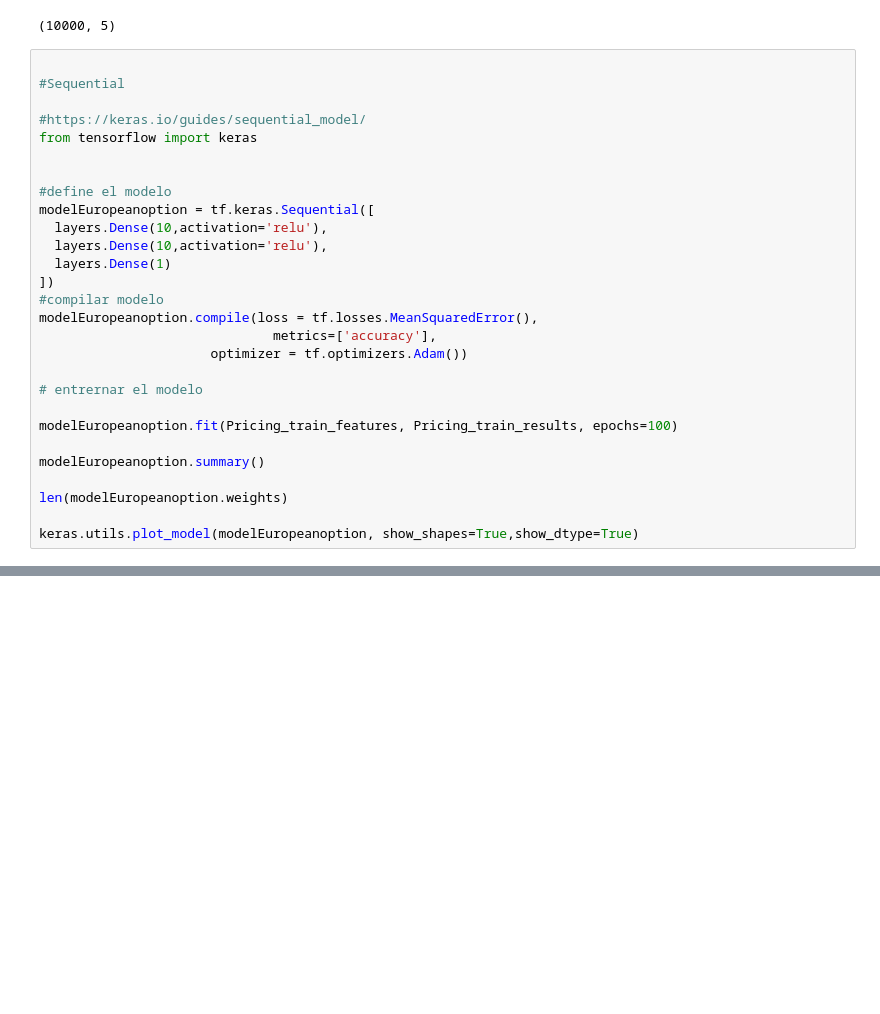
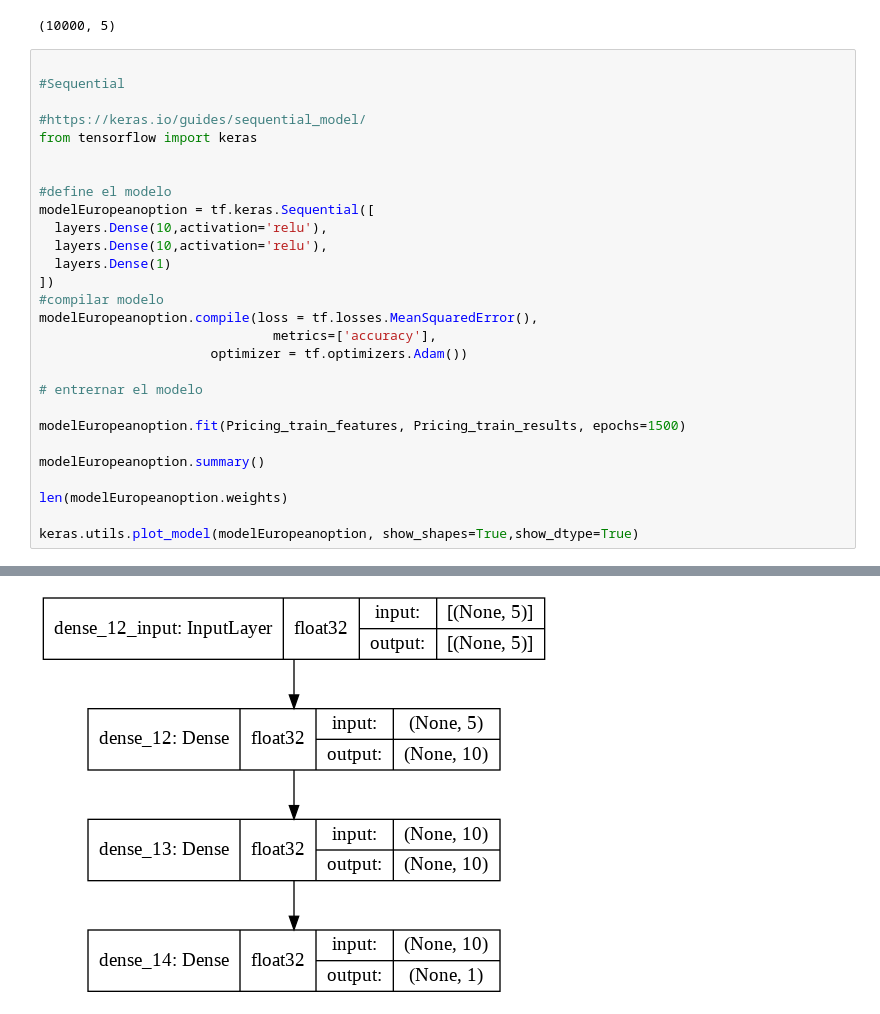
Before and after one commit to proyectoTFMUAH/ANN, a Jupyter notebook: ANN2.ipynb, the cells around one changed output, grey strips where cells are left out. Drawn from its saved outputs; the diff is of its cells as text; blank space fills up the shorter version.

```diff
--- a/ANN2.ipynb
+++ b/ANN2.ipynb
@@ -79,10 +79,11 @@ modelEuropeanoption.compile(loss = tf.losses.MeanSquaredError(),
 
 # entrernar el modelo
 
-modelEuropeanoption.fit(Pricing_train_features, Pricing_train_results, epochs=100)
+modelEuropeanoption.fit(Pricing_train_features, Pricing_train_results, epochs=1500)
 
 modelEuropeanoption.summary()
 
 len(modelEuropeanoption.weights)
 
 keras.utils.plot_model(modelEuropeanoption, show_shapes=True,show_dtype=True)
+# %% [output]
@@ -89,3 +107,4 @@ keras.utils.plot_model(modelEuropeanoption, show_shapes=True,show_dtype=True)
+[figure, added]
 # %%
 #SAlvar el modleo y predicifr
 
```
Also changed, not shown: parts of 4 cells of this notebook.
